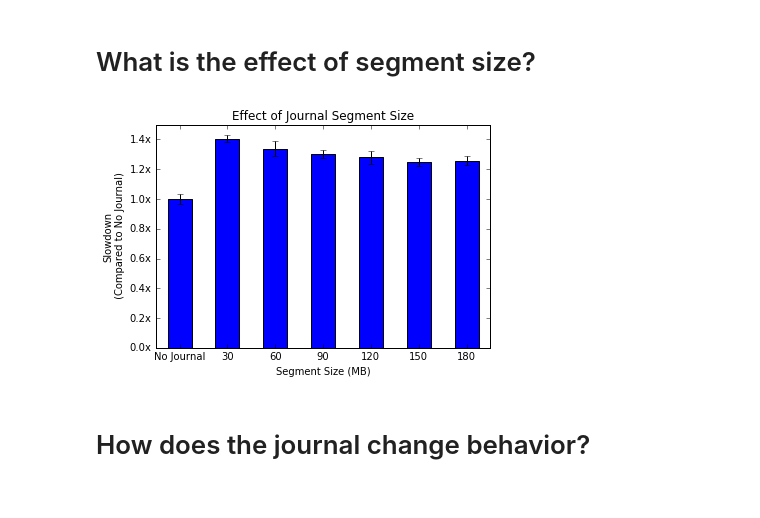
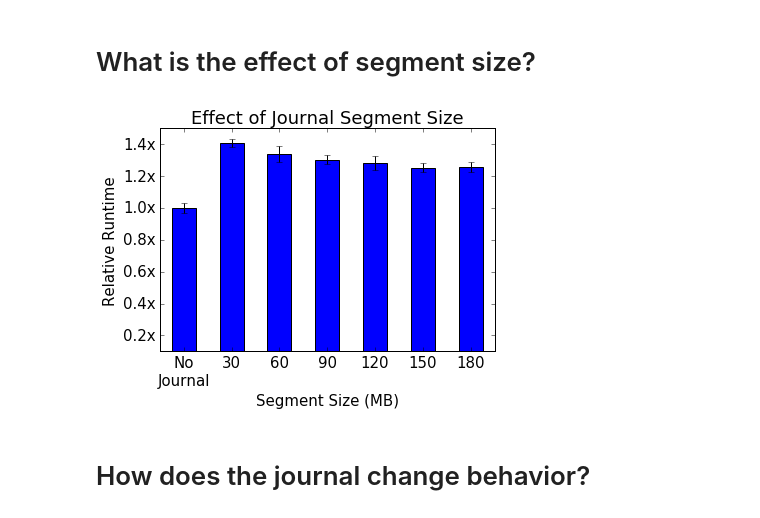
Before and after one commit to michaelsevilla/anonymous-popper, a Jupyter notebook: viz-durability.ipynb, the cells around one changed output. Cells and saved outputs as stored; diff of their text form; code cells hidden in the pictures.

```diff
--- a/viz-durability.ipynb
+++ b/viz-durability.ipynb
@@ -166,36 +166,40 @@ fig.savefig('paper/graphs/behavior-cache.png', dpi=400)
 # %%
 # baseline: creates without journal
 df = pd.DataFrame(columns=["job", "mean", "std"])
 s = "experiments/kernel/journal/results-done/nojournal-cache/"
 d = parse_mdtest(glob.glob(s + 'mdtest-100000-*'))
 mean = np.mean(d)
 d = d/mean
-df.loc[len(df)] = ['No Journal', np.mean(d), np.std(d)]
+df.loc[len(df)] = ['No\nJournal', np.mean(d), np.std(d)]
 
 # data: get normalized values
 for site in ["30", "60", "90", "120", "150", "180"]:
     s = 'experiments/kernel/journal/results/journal' + site + '-cache/'
     d = parse_mdtest(glob.glob(s + 'mdtest-100000-*'))
     d = d/mean
     df.loc[len(df)] = [site.replace('-', '\n'), np.mean(d), np.std(d)]
 df
 
 # plot
 fig, ax = plt.subplots(1, 1)
 df.plot.bar(ax=ax, y='mean', yerr='std')
 ax.set_xticklabels(df['job'], rotation=0)
 ax.legend().remove()
 ax.set_title("Effect of Journal Segment Size")
-ax.set_ylabel("Slowdown\n (Compared to No Journal)")
+ax.set_ylabel("Relative Runtime")
 ax.set_ylim(0, 1.5)
 ax.set_xlabel("Segment Size (MB)")
 vals = ax.get_yticks()
 ax.set_yticklabels(['{:3.1f}x'.format(x) for x in vals])
+ax.set_ylim(0.1)
+
+font = {'size'   : 15}
+matplotlib.rc('font', **font)
 
 df
 fig.savefig('paper/graphs/slowdown-journal.png', dpi=400)
 # %% [output]
-[figure, old version]
+[figure, new version]
 # %% [markdown]
 # How does the journal change behavior?
 # %%
```
Also changed, not shown: 12 other files.
